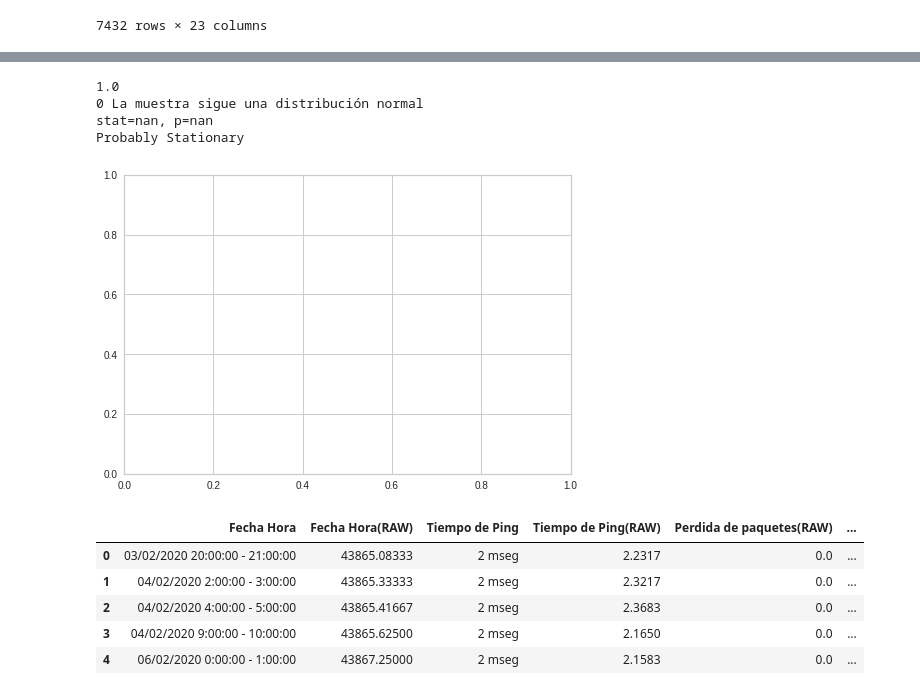
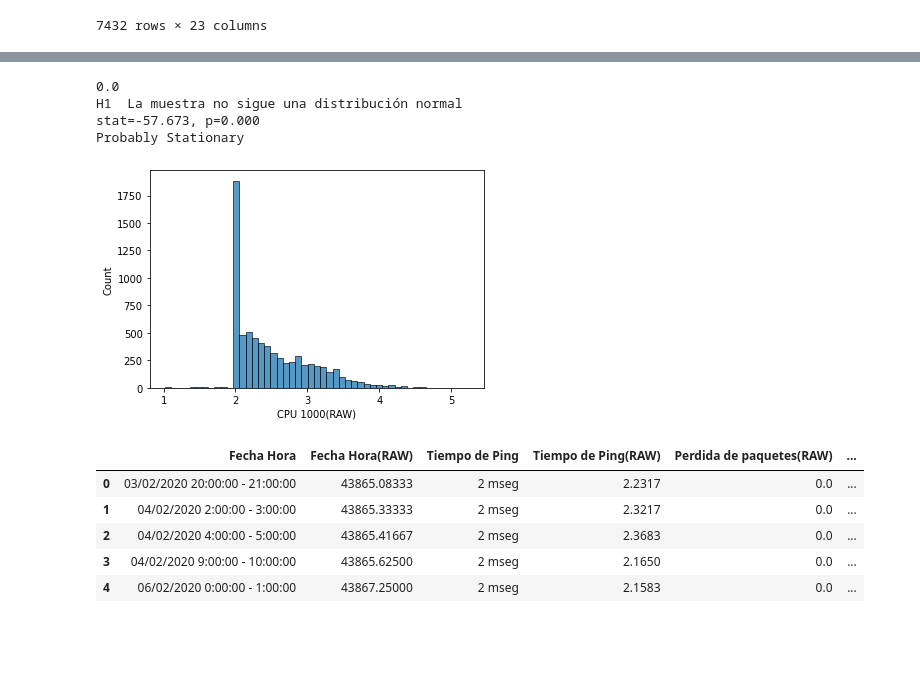
Before and after one commit to mleyvaz/redes, a Jupyter notebook: deteccion_de_nomalias_.ipynb, the cells around one changed output, grey strips where cells are left out. Cells and saved outputs as stored; diff of their text form; code cells hidden in the pictures; blank space fills up the shorter version.

```diff
--- a/deteccion_de_nomalias_.ipynb
+++ b/deteccion_de_nomalias_.ipynb
@@ -148,32 +181,31 @@ from pandas import to_datetime
 # %%
 #@title Texto de título predeterminado { run: "auto", vertical-output: true }
-fila = "Tiempo de Ping(RAW)" #@param ["CPU 1000(RAW)", "Tiempo de Ping(RAW)"]
+fila = "CPU 1000(RAW)" #@param ["CPU 1000(RAW)", "Tiempo de Ping(RAW)"]
 anomalia = "0" #@param ["1", "0"]
-a=iforest_results.loc[iforest_results['Anomaly']==anomalia]
-sns.histplot(iforest_results.loc[a[fila]])
-
-stat, p = stats.shapiro(iforest_results[fila]==anomalia)
+a = iforest_results.loc[(iforest_results.Anomaly==int(anomalia))]
+sns.histplot(a[fila])
+stat, p = stats.shapiro(a[fila])
 # interpret
 print(p)
 alpha = 0.05
 if p > alpha:
 	print('0 La muestra sigue una distribución normal')
 else:
 	print('H1  La muestra no sigue una distribución normal')
 # Example of the Augmented Dickey-Fuller unit root test
 from statsmodels.tsa.stattools import adfuller
-stat, p, lags, obs, crit, t = adfuller(iforest_results[fila]==anomalia)
+stat, p, lags, obs, crit, t = adfuller(a[fila])
 print('stat=%.3f, p=%.3f' % (stat, p))
 if p > 0.05:
 	print('Probably not Stationary')
 else:
 	print('Probably Stationary')
 # %% [output]
-1.0
-0 La muestra sigue una distribución normal
-stat=nan, p=nan
+0.0
+H1  La muestra no sigue una distribución normal
+stat=-57.673, p=0.000
 Probably Stationary
-[figure, old version]
+[figure, new version]
 # %%
 unseen_predictions = predict_model(iforest, data=data_unseen)
 unseen_predictions.head()
```
Also changed, not shown: parts of 4 cells of this notebook.
